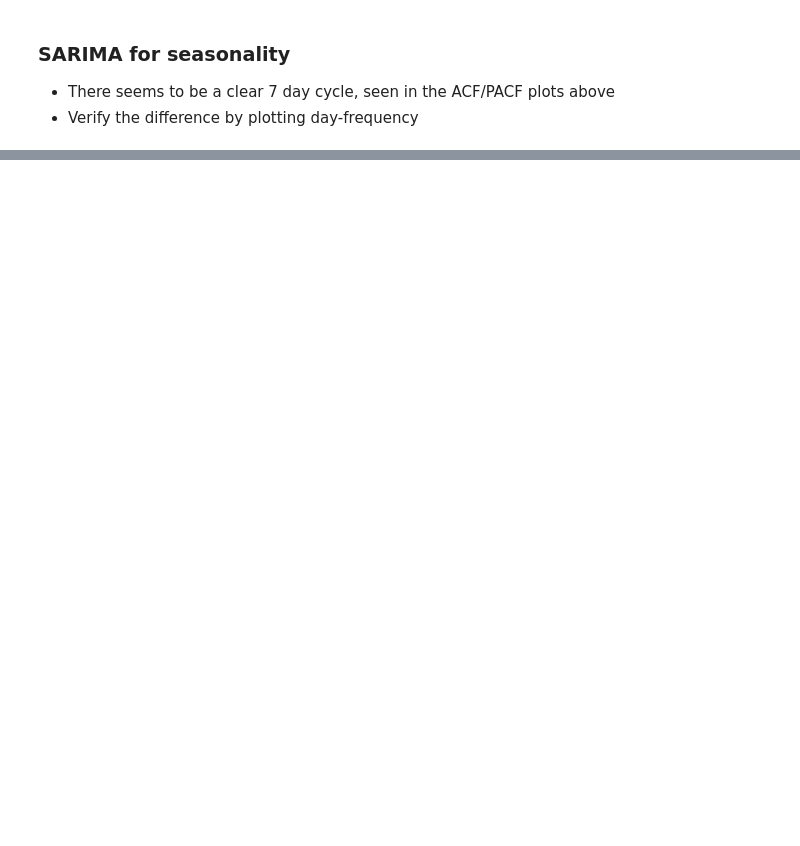
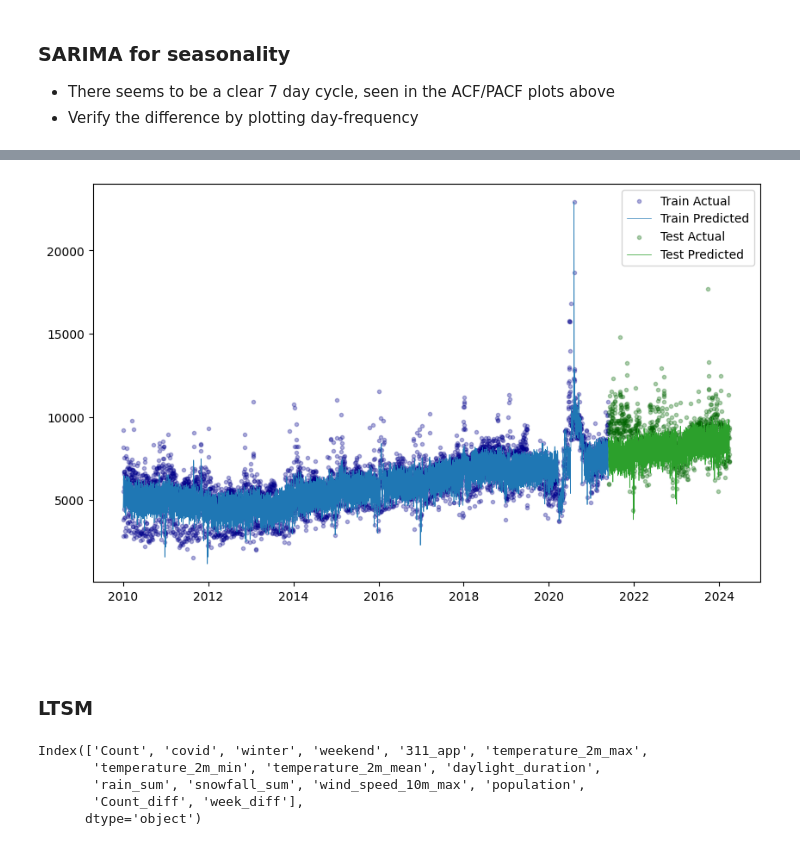
Before and after one commit to rjlatail/NYC_311_Forecasting, a Jupyter notebook: NYC_311_Forecasting_Notebook.ipynb, the cells around one changed output, grey strips where cells are left out. Saved outputs shown, nothing was run; the diff lists cells and outputs as text; code cells hidden in the pictures; blank space fills up the shorter version.

```diff
--- a/NYC_311_Forecasting_Notebook.ipynb
+++ b/NYC_311_Forecasting_Notebook.ipynb
@@ -823,0 +1150,19 @@ plt.show()
+# %%
+# Extract the predictions for the training and testing periods
+train_forecast = forecast.iloc[:split_index]
+test_forecast = forecast.iloc[split_index:]
+
+# Calculate evaluation metrics
+prophet_y_true = test_df['y'].values
+prophet_y_pred = forecast['yhat'].values[-len(test_df):]
+prophet_mae = mean_absolute_error(prophet_y_true, prophet_y_pred)
+prophet_mape = mean_absolute_percentage_error(prophet_y_true, prophet_y_pred)
+prophet_mse = mean_squared_error(prophet_y_true, prophet_y_pred)
+prophet_rmse = root_mean_squared_error(prophet_y_true, prophet_y_pred)
+
+print('Prophet model errors')
+print('-------------------------')
+print(f'MAE: {prophet_mae}')
+print(f'MAPE: {prophet_mape:.4f}')
+print(f'MSE: {prophet_mse}')
+print(f'RMSE: {prophet_rmse}')
@@ -823,0 +1204,23 @@ plt.show()
+# %%
+# Plot actual vs. predicted values for the test set
+plt.figure(figsize=(10, 6))
+plt.scatter(train_df['ds'], train_df['y'], label='Train Actual', marker='.', alpha=.3, color='darkblue')
+plt.plot(train_forecast['ds'], train_forecast['yhat'], label='Train Predicted', linestyle='-', linewidth=.5, color='tab:blue')
+plt.scatter(test_df['ds'], test_df['y'], label='Test Actual', marker='.', alpha=.3, color='darkgreen')
+plt.plot(test_forecast['ds'], test_forecast['yhat'], label='Test Predicted', linestyle='-', linewidth=.5, color='tab:green')
+plt.legend()
+plt.show()
+# %% [output]
+[figure, added]
+# %% [markdown]
+&nbsp;
+# %% [markdown]
+### LTSM
+# %%
+time_series.columns
+# %% [output]
+Index(['Count', 'covid', 'winter', 'weekend', '311_app', 'temperature_2m_max',
+       'temperature_2m_min', 'temperature_2m_mean', 'daylight_duration',
+       'rain_sum', 'snowfall_sum', 'wind_speed_10m_max', 'population',
+       'Count_diff', 'week_diff'],
+      dtype='object')
```
Also changed, not shown: parts of 85 cells of this notebook.
